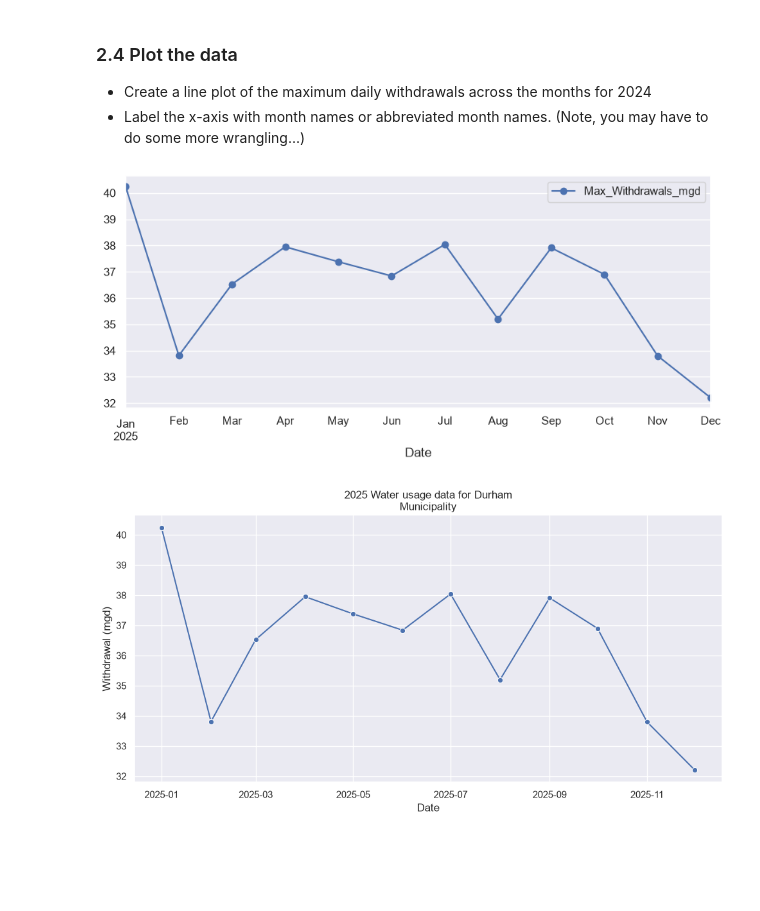
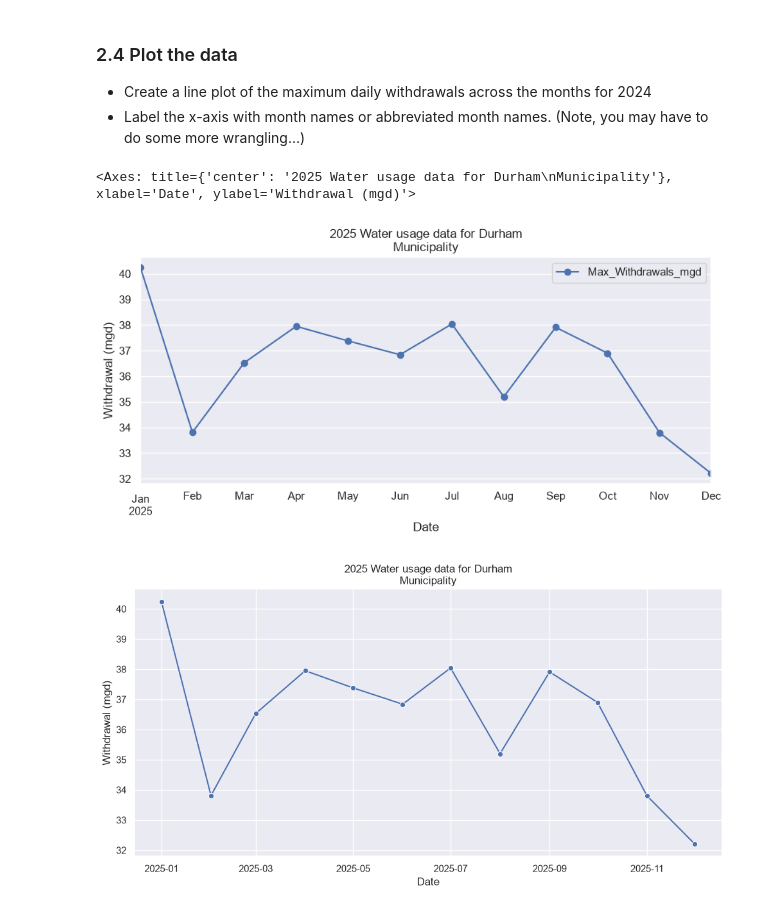
Before and after one commit to lamthieu1101/ENV700, a Jupyter notebook: Assignments/qt29_A6-DataScraping.ipynb, the cells around one changed output. Saved outputs shown, nothing was run; the diff lists cells and outputs as text; code cells hidden in the pictures; blank space fills up the shorter version.

```diff
--- a/Assignments/qt29_A6-DataScraping.ipynb
+++ b/Assignments/qt29_A6-DataScraping.ipynb
@@ -152,9 +152,12 @@ df_withdrawals
 * Create a line plot of the maximum daily withdrawals across the months for 2024
 * Label the x-axis with month names or abbreviated month names. (Note, you may have to do some more wrangling...)
 # %%
-df_withdrawals.plot(kind='line',x='Date',y='Max_Withdrawals_mgd',figsize=(10,4),marker='o');
+df_withdrawals.plot(kind='line',x='Date',y='Max_Withdrawals_mgd',figsize=(10,4),marker='o',
+                     title=f"2025 Water usage data for {water_system}\n{owner}",
+                     ylabel="Withdrawal (mgd)")
 # %% [output]
+<Axes: title={'center': '2025 Water usage data for Durham\nMunicipality'}, xlabel='Date', ylabel='Withdrawal (mgd)'>
-[figure, old version]
+[figure, new version]
 # %%
 # 2.4 Plot the data
 
```
Also changed, not shown: parts of 1 cell of this notebook.
